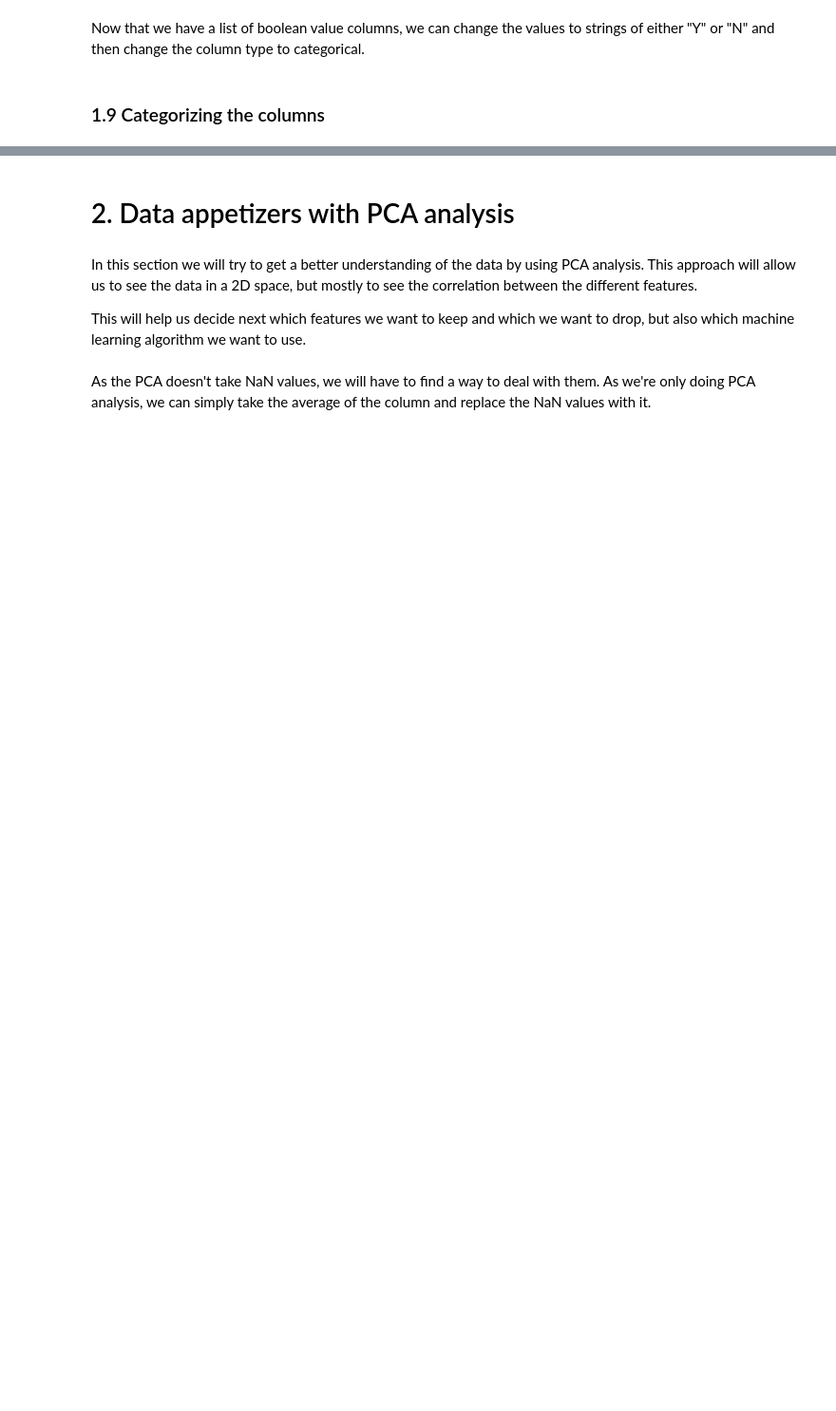
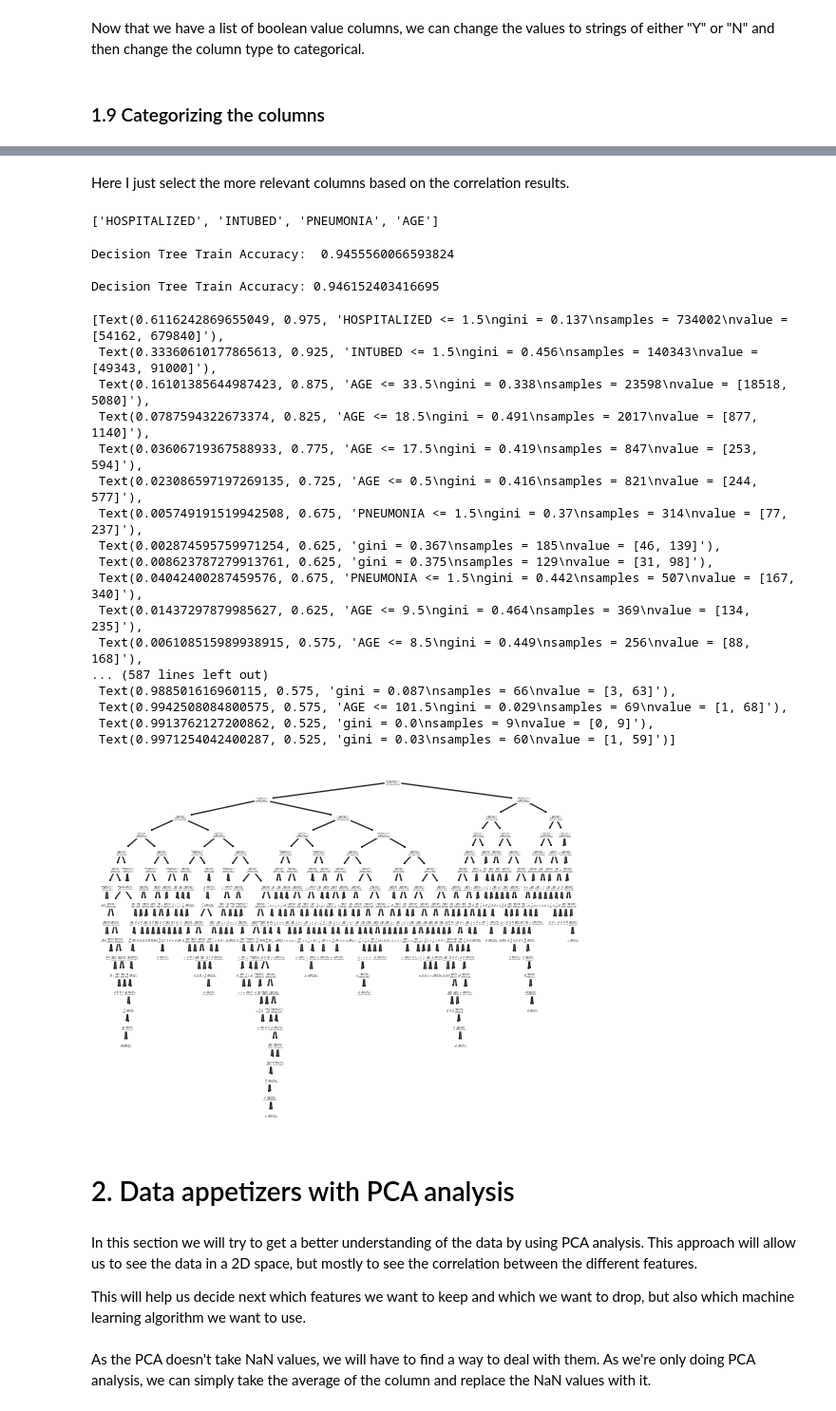
Before and after one commit to Florent-Git/covid-data, a Jupyter notebook: main.ipynb, the cells around one changed output, grey strips where cells are left out. Shown: that part at 95% size. Cells and saved outputs as stored; diff of their text form; code cells hidden in the pictures; blank space fills up the shorter version.

```diff
--- a/main.ipynb
+++ b/main.ipynb
@@ -209,3 +704,61 @@ df.describe().round(3).T.drop('count', axis = 1)
+# %% [markdown]
+Here I just select the more relevant columns based on the correlation results.
+# %%
+bound = 0.4
+
+sorted_corr.sort_values(by='DEAD', ascending=False)
+
+filtered_corr = sorted_corr[(sorted_corr['DEAD'] > bound) | (sorted_corr['DEAD'] < -bound)]
+
+filtered_corr.sort_values(by='DEAD', ascending=False)
+
+unique_names = filtered_corr.index.tolist()
+
+unique_names.remove('DEAD')
+
+unique_names
+# %% [output]
+['HOSPITALIZED', 'INTUBED', 'PNEUMONIA', 'AGE']
+# %%
+from sklearn.tree import DecisionTreeClassifier
+
+X = df[unique_names].copy()
+
+Y = df['DEAD']
+# %%
+x_train, x_test, y_train, y_test = train_test_split(X, Y, test_size=0.30, random_state=42)
+
+dtree = DecisionTreeClassifier()
+dtree = dtree.fit(x_train, y_train)
+# %%
+print("Decision Tree Train Accuracy: ", dtree.score(x_train,y_train), "\n")
+
+print("Decision Tree Train Accuracy:", dtree.score(x_test, y_test), "\n")
+# %% [output]
+Decision Tree Train Accuracy:  0.9455560066593824
+
+Decision Tree Train Accuracy: 0.946152403416695
+# %%
+tree.plot_tree(dtree, feature_names=X.columns)
+# %% [output]
+[Text(0.6116242869655049, 0.975, 'HOSPITALIZED <= 1.5\ngini = 0.137\nsamples = 734002\nvalue = [54162, 679840]'),
+ Text(0.33360610177865613, 0.925, 'INTUBED <= 1.5\ngini = 0.456\nsamples = 140343\nvalue = [49343, 91000]'),
+ Text(0.16101385644987423, 0.875, 'AGE <= 33.5\ngini = 0.338\nsamples = 23598\nvalue = [18518, 5080]'),
+ Text(0.0787594322673374, 0.825, 'AGE <= 18.5\ngini = 0.491\nsamples = 2017\nvalue = [877, 1140]'),
+ Text(0.03606719367588933, 0.775, 'AGE <= 17.5\ngini = 0.419\nsamples = 847\nvalue = [253, 594]'),
+ Text(0.023086597197269135, 0.725, 'AGE <= 0.5\ngini = 0.416\nsamples = 821\nvalue = [244, 577]'),
+ Text(0.005749191519942508, 0.675, 'PNEUMONIA <= 1.5\ngini = 0.37\nsamples = 314\nvalue = [77, 237]'),
+ Text(0.002874595759971254, 0.625, 'gini = 0.367\nsamples = 185\nvalue = [46, 139]'),
+ Text(0.008623787279913761, 0.625, 'gini = 0.375\nsamples = 129\nvalue = [31, 98]'),
+ Text(0.04042400287459576, 0.675, 'PNEUMONIA <= 1.5\ngini = 0.442\nsamples = 507\nvalue = [167, 340]'),
+ Text(0.01437297879985627, 0.625, 'AGE <= 9.5\ngini = 0.464\nsamples = 369\nvalue = [134, 235]'),
+ Text(0.006108515989938915, 0.575, 'AGE <= 8.5\ngini = 0.449\nsamples = 256\nvalue = [88, 168]'),
+... (587 lines left out)
+ Text(0.988501616960115, 0.575, 'gini = 0.087\nsamples = 66\nvalue = [3, 63]'),
+ Text(0.9942508084800575, 0.575, 'AGE <= 101.5\ngini = 0.029\nsamples = 69\nvalue = [1, 68]'),
+ Text(0.9913762127200862, 0.525, 'gini = 0.0\nsamples = 9\nvalue = [0, 9]'),
+ Text(0.9971254042400287, 0.525, 'gini = 0.03\nsamples = 60\nvalue = [1, 59]')]
+[figure, added]
 # %% [markdown]
 # 2. Data appetizers with PCA analysis
 # %% [markdown]
```
Also changed, not shown: parts of 56 cells of this notebook.
